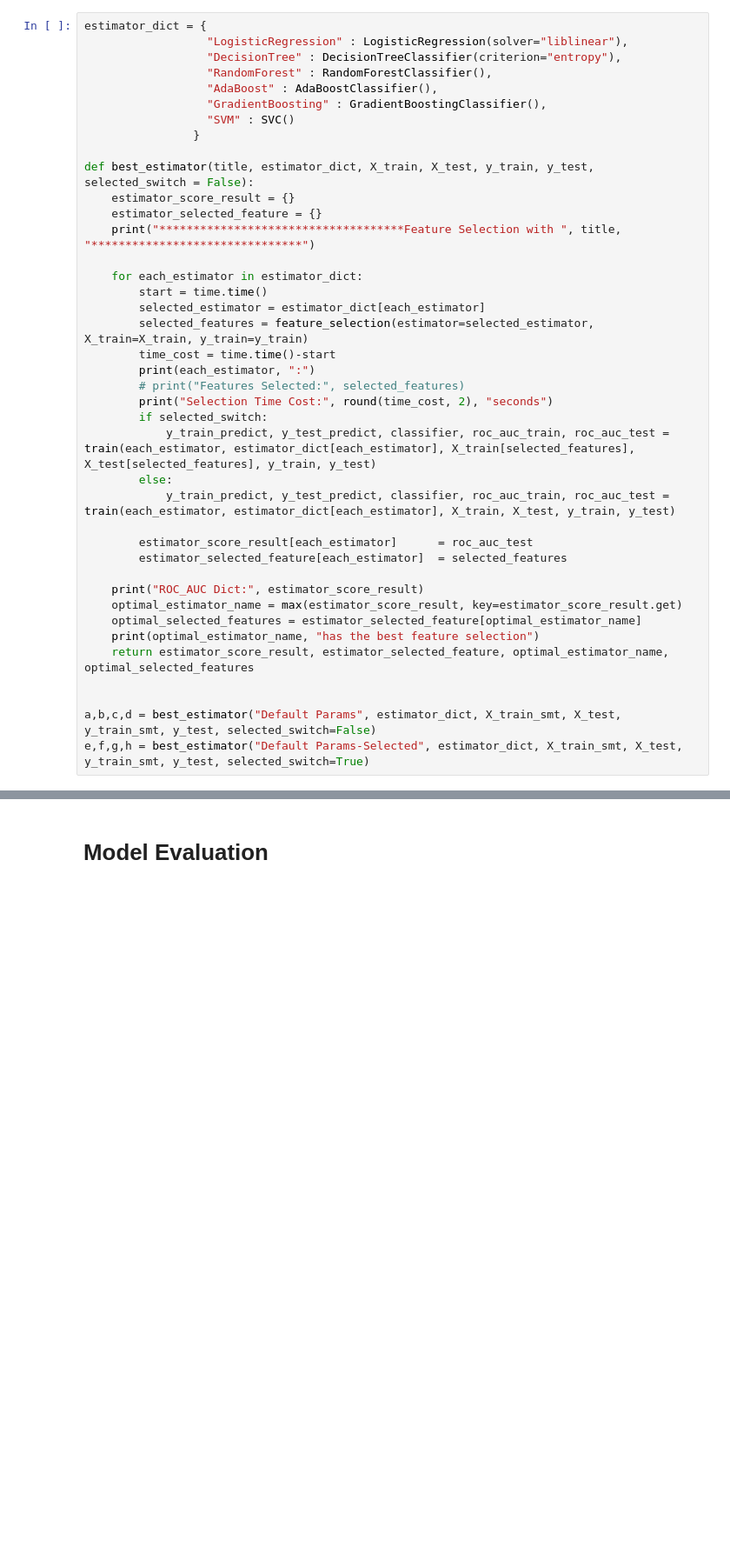
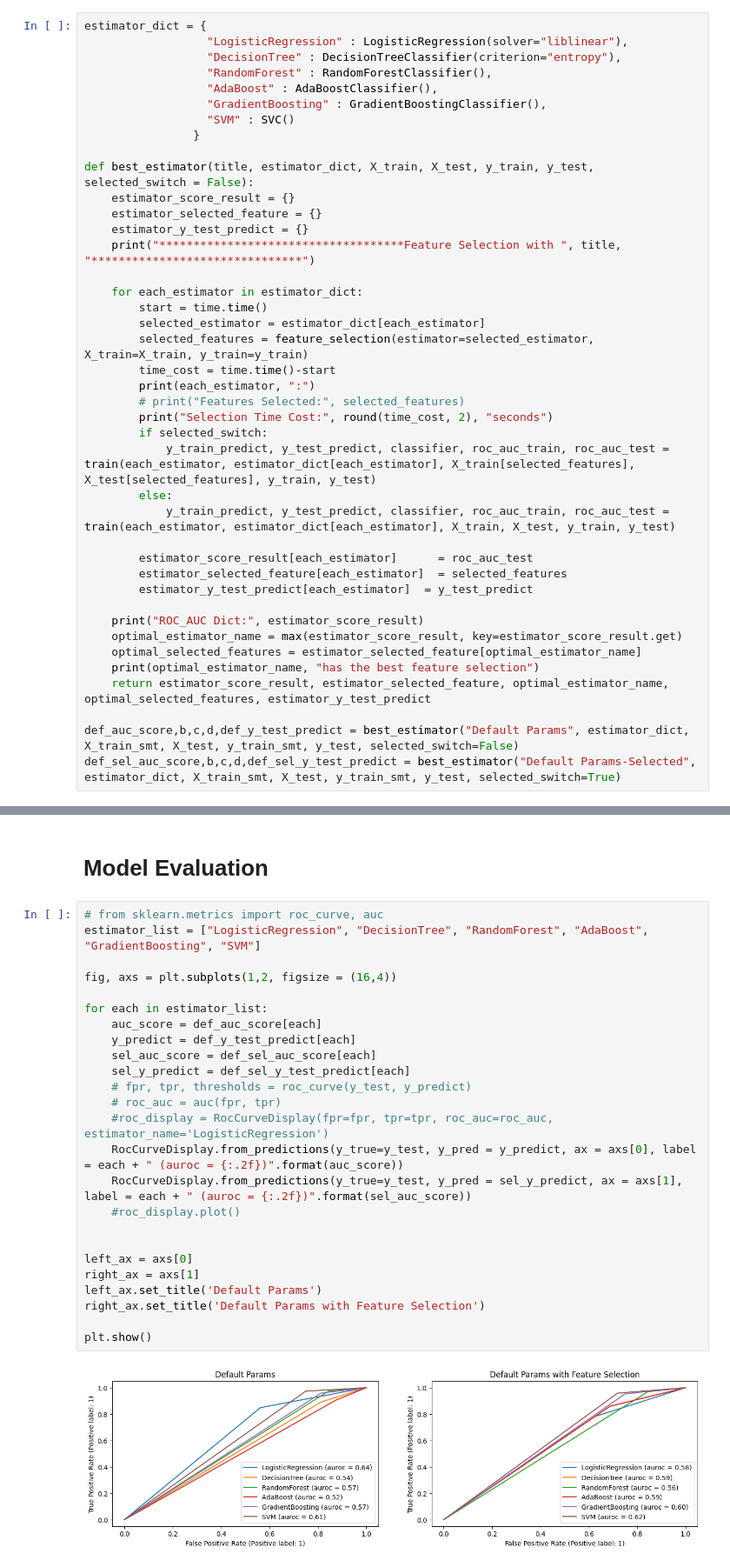
Before and after one commit to NUSLCC/SPH_Assignment1, a Jupyter notebook: assignment1.ipynb, the cells around one changed output, grey strips where cells are left out. Shown at 87% size. Drawn from its saved outputs; the diff is of its cells as text; blank space fills up the shorter version.

```diff
--- a/assignment1.ipynb
+++ b/assignment1.ipynb
@@ -423,6 +423,7 @@ estimator_dict = {
 def best_estimator(title, estimator_dict, X_train, X_test, y_train, y_test, selected_switch = False):
     estimator_score_result = {}
     estimator_selected_feature = {}
+    estimator_y_test_predict = {}
     print("************************************Feature Selection with ", title, "*******************************")
 
     for each_estimator in estimator_dict:
@@ -440,16 +441,16 @@ def best_estimator(title, estimator_dict, X_train, X_test, y_train, y_test, sele
 
         estimator_score_result[each_estimator]      = roc_auc_test
         estimator_selected_feature[each_estimator]  = selected_features
+        estimator_y_test_predict[each_estimator]  = y_test_predict
 
     print("ROC_AUC Dict:", estimator_score_result)
     optimal_estimator_name = max(estimator_score_result, key=estimator_score_result.get)
     optimal_selected_features = estimator_selected_feature[optimal_estimator_name]
     print(optimal_estimator_name, "has the best feature selection")
-    return estimator_score_result, estimator_selected_feature, optimal_estimator_name, optimal_selected_features
+    return estimator_score_result, estimator_selected_feature, optimal_estimator_name, optimal_selected_features, estimator_y_test_predict
 
-
-a,b,c,d = best_estimator("Default Params", estimator_dict, X_train_smt, X_test, y_train_smt, y_test, selected_switch=False)
-e,f,g,h = best_estimator("Default Params-Selected", estimator_dict, X_train_smt, X_test, y_train_smt, y_test, selected_switch=True)
+def_auc_score,b,c,d,def_y_test_predict = best_estimator("Default Params", estimator_dict, X_train_smt, X_test, y_train_smt, y_test, selected_switch=False)
+def_sel_auc_score,b,c,d,def_sel_y_test_predict = best_estimator("Default Params-Selected", estimator_dict, X_train_smt, X_test, y_train_smt, y_test, selected_switch=True)
 # %% [output]
 ************************************Feature Selection with  Default Params *******************************
 LogisticRegression :
@@ -553,2 +538,29 @@ for idx in range(len(estimator_list)):
 # %% [markdown]
 # Model Evaluation
+# %%
+# from sklearn.metrics import roc_curve, auc
+estimator_list = ["LogisticRegression", "DecisionTree", "RandomForest", "AdaBoost", "GradientBoosting", "SVM"]
+
+fig, axs = plt.subplots(1,2, figsize = (16,4))
+
+for each in estimator_list:
+    auc_score = def_auc_score[each]
+    y_predict = def_y_test_predict[each]
+    sel_auc_score = def_sel_auc_score[each]
+    sel_y_predict = def_sel_y_test_predict[each]
+    # fpr, tpr, thresholds = roc_curve(y_test, y_predict)
+    # roc_auc = auc(fpr, tpr)
+    #roc_display = RocCurveDisplay(fpr=fpr, tpr=tpr, roc_auc=roc_auc, estimator_name='LogisticRegression')
+    RocCurveDisplay.from_predictions(y_true=y_test, y_pred = y_predict, ax = axs[0], label = each + " (auroc = {:.2f})".format(auc_score))
+    RocCurveDisplay.from_predictions(y_true=y_test, y_pred = sel_y_predict, ax = axs[1], label = each + " (auroc = {:.2f})".format(sel_auc_score))
+    #roc_display.plot()
+
+
+left_ax = axs[0]
+right_ax = axs[1]
+left_ax.set_title('Default Params')
+right_ax.set_title('Default Params with Feature Selection')
+
+plt.show()
+# %% [output]
+[figure, added]
```
Also changed, not shown: parts of 5 cells of this notebook.
